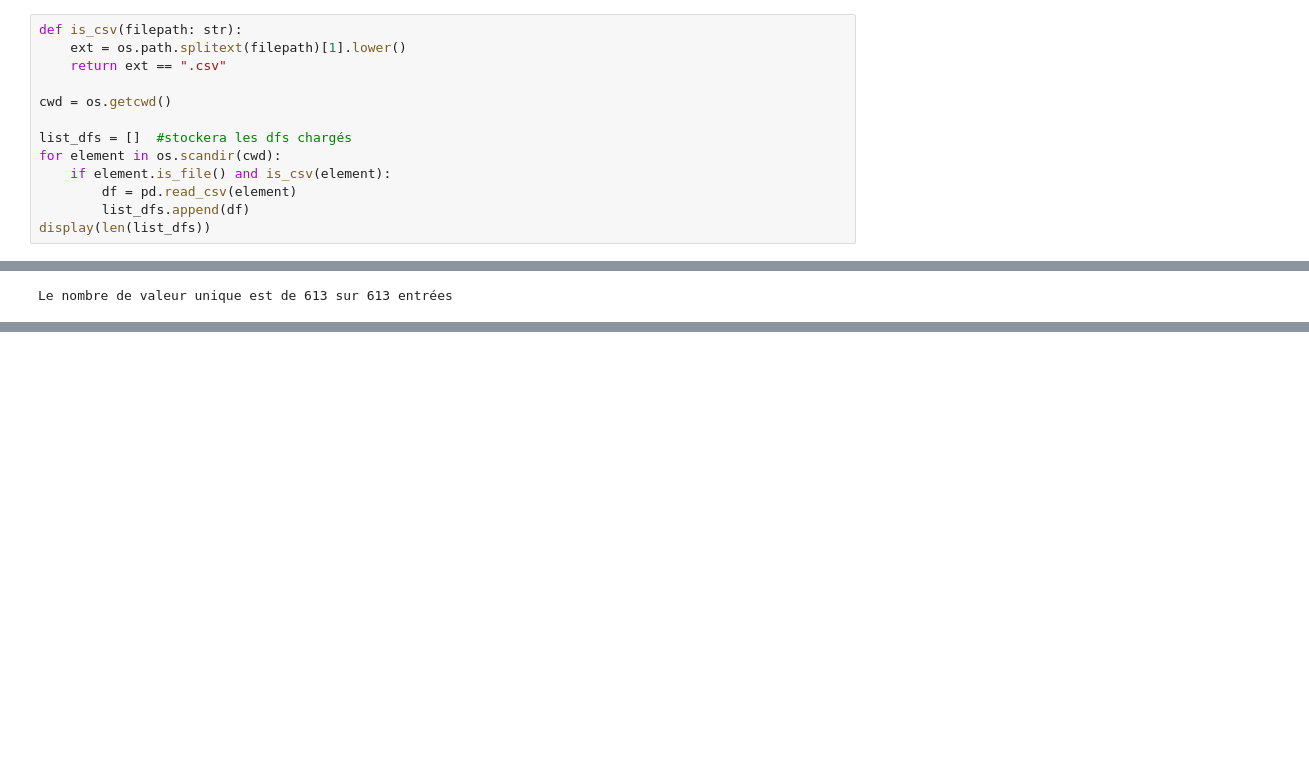
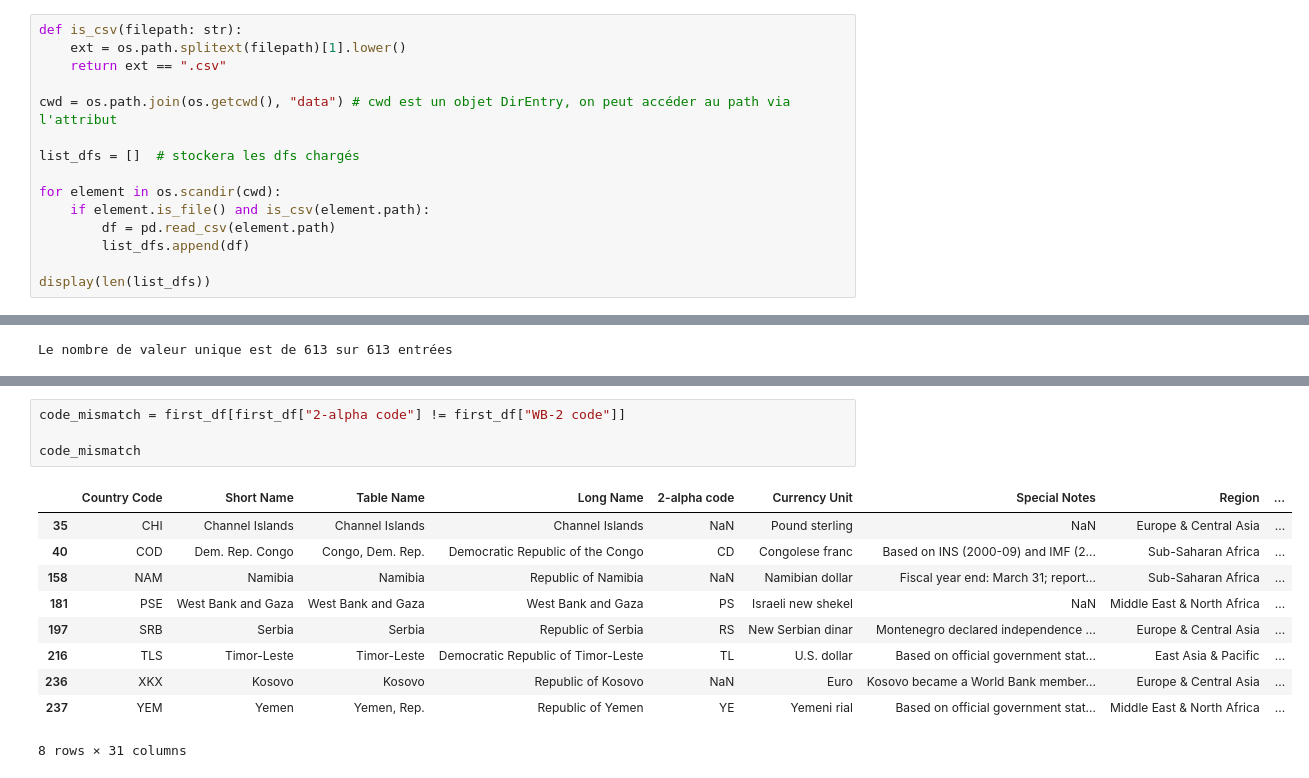
Before and after one commit to arnaud-degreze/OCR-Projet-2, a Jupyter notebook: Exo1.ipynb, the cells around one changed output, grey strips where cells are left out. Cells and saved outputs as stored; diff of their text form; blank space fills up the shorter version.

```diff
--- a/Exo1.ipynb
+++ b/Exo1.ipynb
@@ -13,13 +13,15 @@ def is_csv(filepath: str):
     ext = os.path.splitext(filepath)[1].lower()
     return ext == ".csv"
 
-cwd = os.getcwd()
+cwd = os.path.join(os.getcwd(), "data") # cwd est un objet DirEntry, on peut accéder au path via l'attribut
 
-list_dfs = []  #stockera les dfs chargés
+list_dfs = []  # stockera les dfs chargés
+
 for element in os.scandir(cwd):
-    if element.is_file() and is_csv(element):
-        df = pd.read_csv(element)
+    if element.is_file() and is_csv(element.path):
+        df = pd.read_csv(element.path)
         list_dfs.append(df)
+
 display(len(list_dfs))
 # %% [output]
 5
@@ -550,0 +670,15 @@ Le nombre de valeur unique est de 613 sur 613 entrées
+# %%
+code_mismatch = first_df[first_df["2-alpha code"] != first_df["WB-2 code"]]
+
+code_mismatch
+# %% [output]
+|  | Country Code | Short Name | Table Name | Long Name | 2-alpha code | Currency Unit | Special Notes | Region | ... |
+| 35 | CHI | Channel Islands | Channel Islands | Channel Islands | NaN | Pound sterling | NaN | Europe & Central Asia | ... |
+| 40 | COD | Dem. Rep. Congo | Congo, Dem. Rep. | Democratic Republic of the Congo | CD | Congolese franc | Based on INS (2000-09) and IMF (2... | Sub-Saharan Africa | ... |
+| 158 | NAM | Namibia | Namibia | Republic of Namibia | NaN | Namibian dollar | Fiscal year end: March 31; report... | Sub-Saharan Africa | ... |
+| 181 | PSE | West Bank and Gaza | West Bank and Gaza | West Bank and Gaza | PS | Israeli new shekel | NaN | Middle East & North Africa | ... |
+| 197 | SRB | Serbia | Serbia | Republic of Serbia | RS | New Serbian dinar | Montenegro declared independence ... | Europe & Central Asia | ... |
+| 216 | TLS | Timor-Leste | Timor-Leste | Democratic Republic of Timor-Leste | TL | U.S. dollar | Based on official government stat... | East Asia & Pacific | ... |
+| 236 | XKX | Kosovo | Kosovo | Republic of Kosovo | NaN | Euro | Kosovo became a World Bank member... | Europe & Central Asia | ... |
+| 237 | YEM | Yemen | Yemen, Rep. | Republic of Yemen | YE | Yemeni rial | Based on official government stat... | Middle East & North Africa | ... |
+8 rows × 31 columns
```
Also changed, not shown: parts of 20 cells of this notebook.
